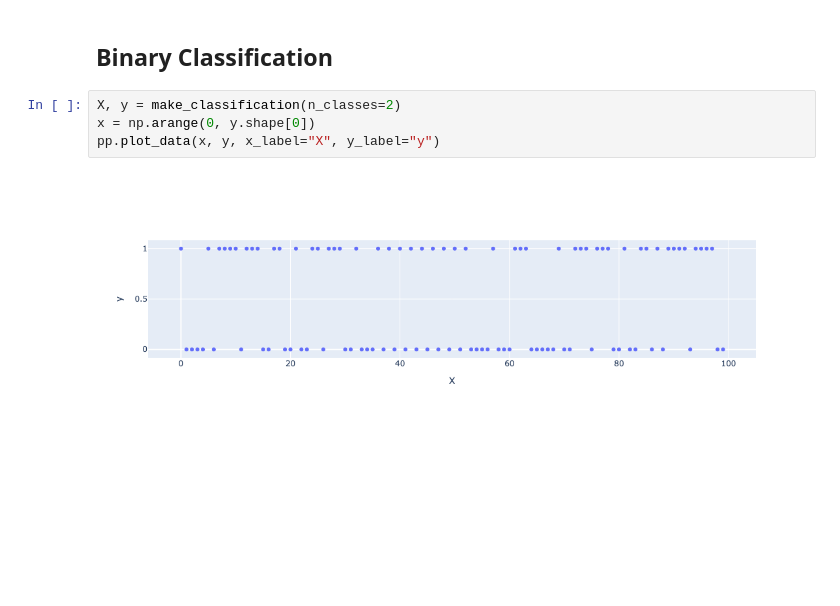
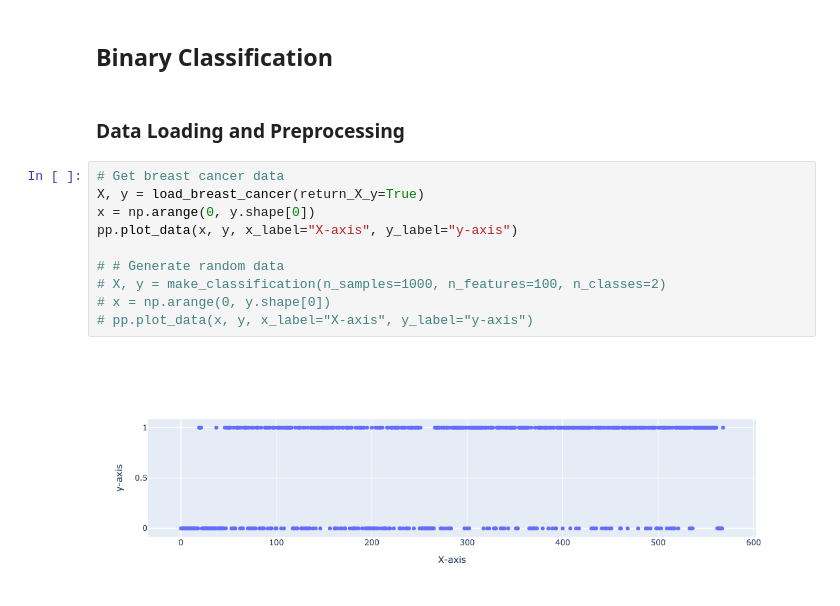
Before and after one commit to bheki-maenetja/easy-mlp, a Jupyter notebook: src/examples.ipynb, the cells around one changed output. Cells and saved outputs as stored; diff of their text form; blank space fills up the shorter version.

Commit message:
implemented binary classification example and played around a bit

```diff
--- a/src/examples.ipynb
+++ b/src/examples.ipynb
@@ -189,8 +189,16 @@ pp.plot_data(
 # %% [markdown]
 ## Binary Classification
+# %% [markdown]
+### Data Loading and Preprocessing
 # %%
-X, y = make_classification(n_classes=2)
+# Get breast cancer data
+X, y = load_breast_cancer(return_X_y=True)
 x = np.arange(0, y.shape[0])
-pp.plot_data(x, y, x_label="X", y_label="y")
+pp.plot_data(x, y, x_label="X-axis", y_label="y-axis")
+
+# # Generate random data
+# X, y = make_classification(n_samples=1000, n_features=100, n_classes=2)
+# x = np.arange(0, y.shape[0])
+# pp.plot_data(x, y, x_label="X-axis", y_label="y-axis")
 # %% [output]
-[figure, old version]
+[figure, new version]
```
Also changed, not shown: parts of 25 cells of this notebook.
